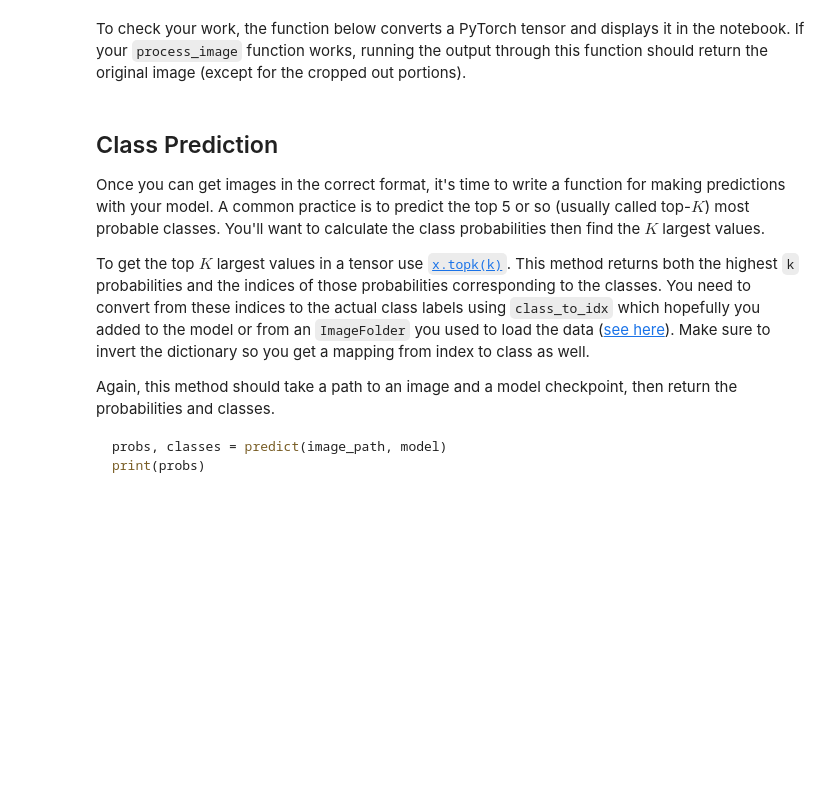
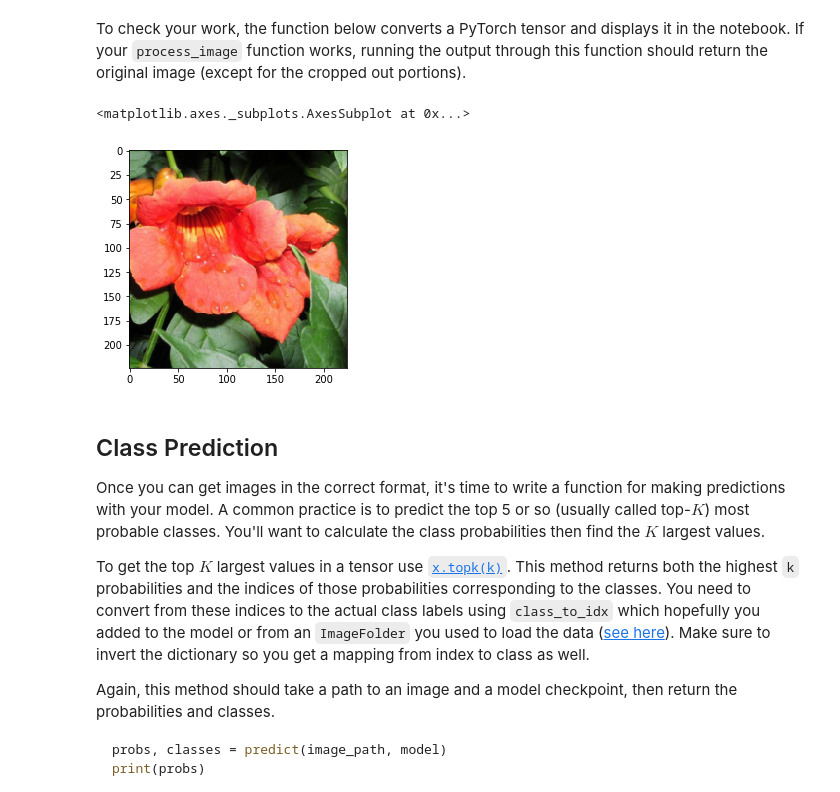
Before and after one commit to EtharNaser/Image-Classifer, a Jupyter notebook: Image Classifier Project.ipynb, the cells around one changed output. Saved outputs shown, nothing was run; the diff lists cells and outputs as text; code cells hidden in the pictures; blank space fills up the shorter version.

````diff
--- a/Image Classifier Project.ipynb
+++ b/Image Classifier Project.ipynb
@@ -93,7 +94,7 @@ GPU Workspaces about Keeping Your Session Active. You'll want to include code fr
 #Loading the Model
 device = torch.device("cuda:0" if torch.cuda.is_available() else "cpu")
 
-model=models.vgg16(pretrained=True)
+model=models.vgg19(pretrained=True)
 model
 
 #We don't need to update the gradient in the model
@@ -103,23 +104,21 @@ for param in model.parameters():
 
 #Buliding our own classifer using nn sequintial
 classifer=nn.Sequential(nn.Linear(25088, 4096),
-                      nn.ReLU(),
-                      nn.Dropout(p=0.2),
-                      nn.Linear(4096, 512),
-                      nn.ReLU(),
-                      nn.Linear(512, 102),
-                      nn.LogSoftmax(dim=1))
+                        nn.ReLU(),
+                        nn.Dropout(p=0.15),
+                        nn.Linear(4096, 102),
+                        nn.LogSoftmax(dim=1))
 #Attach our own classifer to the model
-model.classifer=classifer
+model.classifier = classifer
 
 #Define our loss
 criterion = nn.NLLLoss()
 
 #Define the optimizer
 
-optimizer = optim.Adam(model.classifer.parameters(), lr=0.0035)
+optimizer = optim.Adam(model.classifier.parameters(), lr=0.003)
 
-print(model.classifer)
+print(model.classifier)
 print(criterion)
 print(optimizer)
 # %% [output]
@@ -146,7 +143,7 @@ model.to(device);
 # %%
 steps = 0
 rloss = 0
-epochs=1
+epochs= 10
 print_every = 5
 for e in range(epochs):
     for images, labels in Train_loader:
@@ -239,6 +250,15 @@ Now that your network is trained, save the model so you can load it later for ma
 ```model.class_to_idx = image_datasets['train'].class_to_idx```
 
 Remember that you'll want to completely rebuild the model later so you can use it for inference. Make sure to include any information you need in the checkpoint. If you want to load the model and keep training, you'll want to save the number of epochs as well as the optimizer state, `optimizer.state_dict`. You'll likely want to use this trained model in the next part of the project, so best to save it now.
+# %%
+model.class_to_idx = Train_dataset.class_to_idx
+torch.save({'arch': 'vgg19',
+            'classifier': classifer,
+            'epoch': epochs,
+            'state_dict': model.state_dict(),
+            'optimizer_state_dict': optimizer.state_dict(),
+            'index': model.class_to_idx,
+            },'checkpoint.pth')
 # %% [markdown]
 ## Loading the checkpoint
 
@@ -276,6 +313,18 @@ def process_image(image):
     ''' Scales, crops, and normalizes a PIL image for a PyTorch model,
         returns an Numpy array
     '''
+    from PIL import Image
+    img = Image.open(image)
+
+    Preprocceing = transforms.Compose([
+        transforms.Resize(256),
+        transforms.CenterCrop(224),
+        transforms.ToTensor(),
+        transforms.Normalize(mean=[0.485, 0.456, 0.406], std=[0.229, 0.224, 0.225])
+    ])
+    img_adjusted = Preprocceing(img)
+
+    return img_adjusted
 
     # TODO: Process a PIL image for use in a PyTorch model
 # %% [markdown]
@@ -301,6 +350,13 @@ def imshow(image, ax=None, title=None):
     ax.imshow(image)
 
     return ax
+# %%
+result = process_image('flowers/test/101//image_07949.jpg')
+
+imshow(result)
+# %% [output]
+<matplotlib.axes._subplots.AxesSubplot at 0x...>
+[figure, added]
 # %% [markdown]
 ## Class Prediction
 
````
Also changed, not shown: parts of 11 cells of this notebook.
